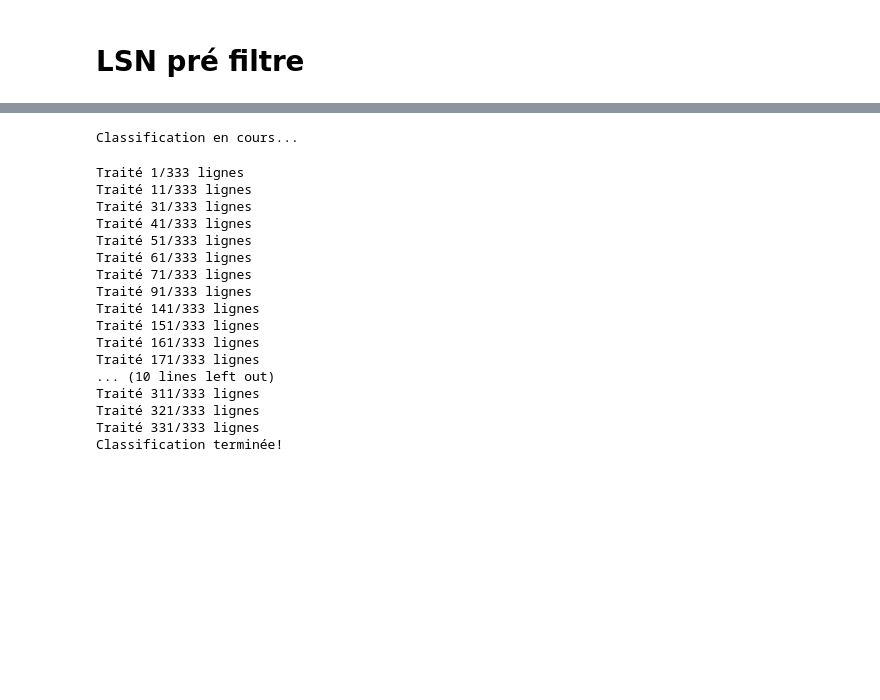
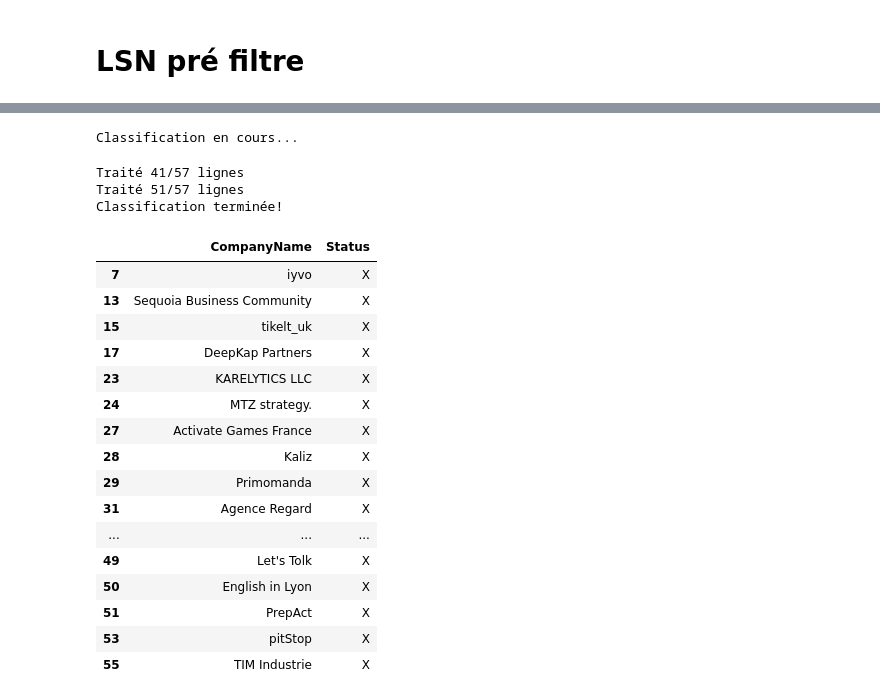
Before and after one commit to Axias10/360capital, a Jupyter notebook: playground.ipynb, the cells around one changed output, grey strips where cells are left out. Cells and saved outputs as stored; diff of their text form; code cells hidden in the pictures; blank space fills up the shorter version.

Commit message:
extractlsn

```diff
--- a/playground.ipynb
+++ b/playground.ipynb
@@ -216,7 +265,7 @@ import pandas as pd
 # %% [markdown]
 # LSN pré filtre
 # %%
-df = pd.read_csv("/Users/justinkim/Documents/GitHub/360capital/extract_LSN - Feuille 1.csv")
+df = pd.read_csv("/Users/justinkim/Documents/GitHub/360capital/datas/extract_LSN - Feuille 1 (8).csv")
 # %%
 df
 # %% [output]
@@ -279,17 +314,26 @@ def classify_company_status(df, client, model):
             return None
 
         description = str(row['Description'])
-        prompt = f"""Analyse cette description d'entreprise et réponds UNIQUEMENT par 'EXCLURE' ou 'GARDER'.
+        prompt = f"""
 
-Règles:
-- GARDER si: l'entreprise est basée en France OU en Italie
-- GARDER si: l'entreprise est en Europe ET travaille dans la climate tech (technologies climatiques, énergie renouvelable, décarbonation, etc.)
-- EXCLURE si: l'entreprise fait du consulting/conseil
-- EXCLURE si : l'entreprise est à but non lucratif ou une association
+Analyze the company’s description below and determine whether to ‘EXCLURE’ or ‘GARDER’ based on the following criteria:
+
+‘GARDER’ if:
+
+The company is based in France or Italy.
+The company operates in Europe and focuses on climate tech (renewable energy, decarbonization, etc.).
+The company uses AI to address problems.
+‘EXCLURE’ if:
+
+The company is involved in consulting.
+The company is non-profit or an association.
+Respond only with ‘EXCLURE’ or ‘GARDER’.
+If uncertain, choose ‘GARDER’.
 
 Description: {description}
 
-Réponds uniquement par EXCLURE ou GARDER:"""
+
+"""
 
         try:
             chat_response = client.chat.complete(
@@ -316,15 +360,17 @@ Réponds uniquement par EXCLURE ou GARDER:"""
 
 
     print("Classification en cours...")
-    for idx, row in df.iterrows():
+
+    df_copy = df.copy()
+    for idx, row in df_copy.iterrows():
         result = should_exclude(row)
         if result == 'X':
-            df.at[idx, 'Status'] = 'X'
+            df_copy.at[idx, 'Status'] = 'X'
             if idx % 10 == 0:
-                print(f"Traité {idx + 1}/{len(df)} lignes")
+                print(f"Traité {idx + 1}/{len(df_copy)} lignes")
 
     print("Classification terminée!")
-    return df
+    return df_copy
 
 
 # Config
@@ -340,21 +386,28 @@ df_classified = classify_company_status(df, client, model)
 df_classified.to_csv('companies_classified.csv', index=False)
 # %% [output]
 Classification en cours...
-Traité 1/333 lignes
-Traité 11/333 lignes
-Traité 31/333 lignes
-Traité 41/333 lignes
-Traité 51/333 lignes
-Traité 61/333 lignes
-Traité 71/333 lignes
-Traité 91/333 lignes
-Traité 141/333 lignes
-Traité 151/333 lignes
-Traité 161/333 lignes
-Traité 171/333 lignes
-... (10 lines left out)
-Traité 311/333 lignes
-Traité 321/333 lignes
-Traité 331/333 lignes
+Traité 41/57 lignes
+Traité 51/57 lignes
 Classification terminée!
+# %%
+col = ['CompanyName', 'Status']
+df_classified[col].dropna()
+# %% [output]
+|  | CompanyName | Status |
+| 7 | iyvo | X |
+| 13 | Sequoia Business Community | X |
+| 15 | tikelt_uk | X |
+| 17 | DeepKap Partners | X |
+| 23 | KARELYTICS LLC | X |
+| 24 | MTZ strategy. | X |
+| 27 | Activate Games France | X |
+| 28 | Kaliz | X |
+| 29 | Primomanda | X |
+| 31 | Agence Regard | X |
+| ... | ... | ... |
+| 49 | Let's Tolk | X |
+| 50 | English in Lyon | X |
+| 51 | PrepAct | X |
+| 53 | pitStop | X |
+| 55 | TIM Industrie | X |
 # %%
```
Also changed, not shown: parts of 8 cells of this notebook, 10 other files.
